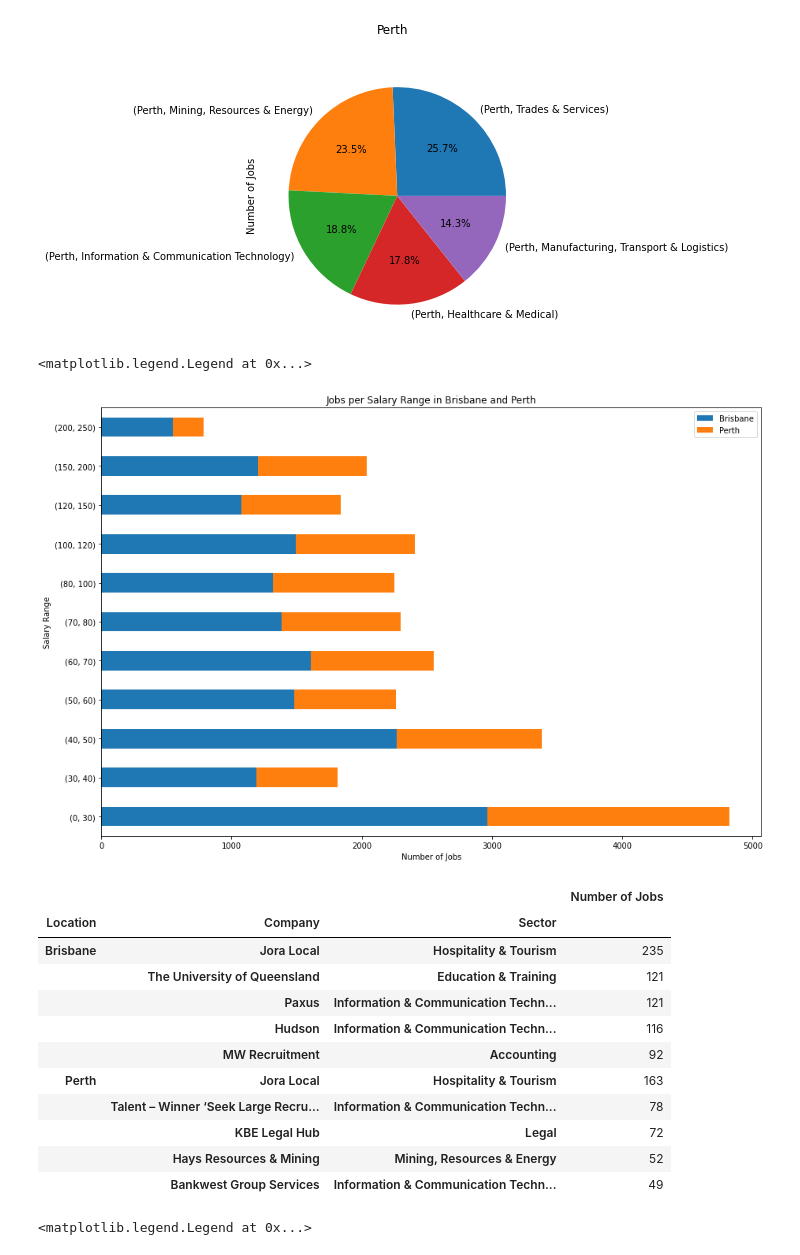
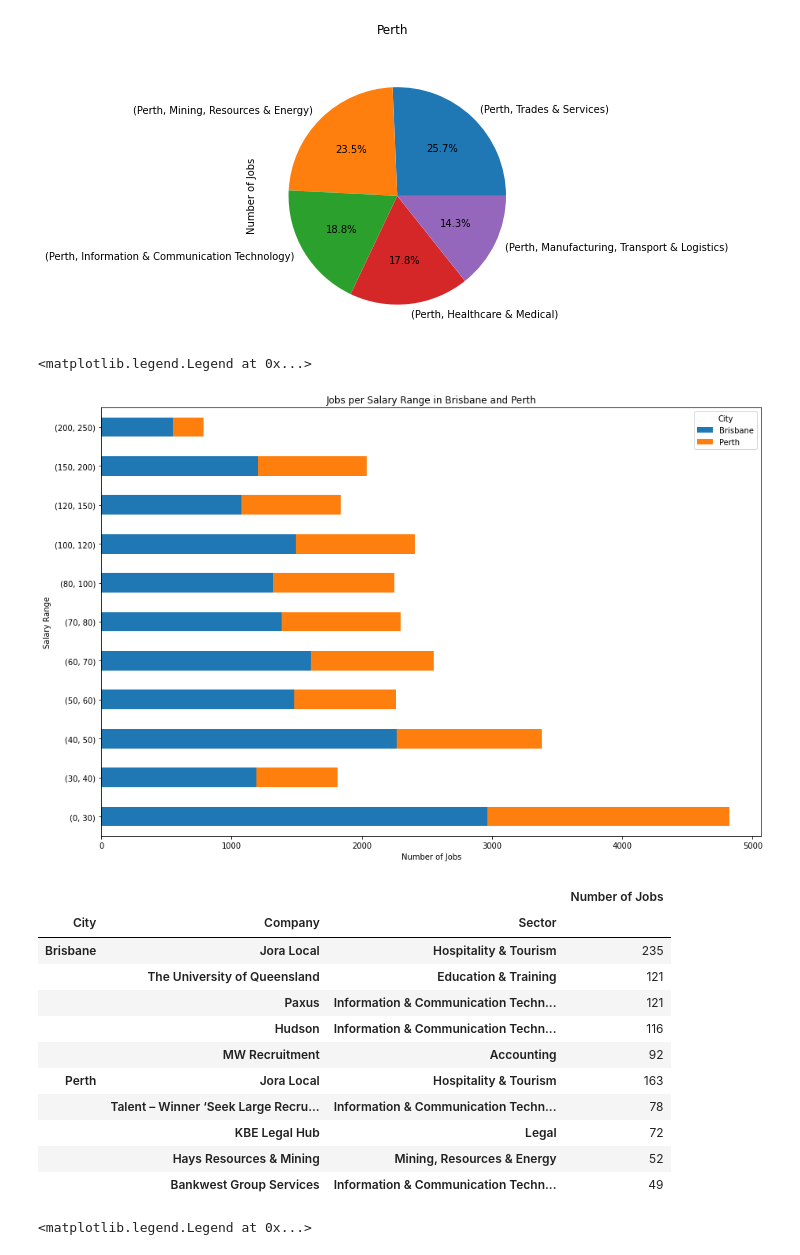
Before and after one commit to muriloOliveira7/7030ICTAssignmentPart2, a Jupyter notebook: job_market.ipynb, the cells around one changed output. Cells and saved outputs as stored; diff of their text form; code cells hidden in the pictures.

Commit message:
Commit 1.03
1 - Updating some legends

```diff
--- a/job_market.ipynb
+++ b/job_market.ipynb
@@ -253,41 +254,41 @@ axp = dfm5.plot.pie(subplots=True,figsize=(5,5),title='Perth',autopct='%1.1f%%',
 # %%
 #Counting the number of jobs in Brisbane and Perth by salary range
 dfm6 = dfm.drop(['Id','Date','Company','Area','SubClassification','Requirement','FullDescription','JobType','Classification'], axis=1)
 dfm6 = dfm6[(dfm6['Location']=='Brisbane')]
 dfm6 = dfm6.groupby(['Location','LowestSalary','HighestSalary']).count().sort_values('Title',ascending=False)
 
 dfm7 = dfm.drop(['Id','Date','Company','Area','SubClassification','Requirement','FullDescription','JobType','Classification'], axis=1)
 dfm7 = dfm7[(dfm7['Location']=='Perth')]
 dfm7 = dfm7.groupby(['Location','LowestSalary','HighestSalary']).count().sort_values('Title',ascending=False)
 
 dfm6 = pd.concat(([dfm6,dfm7]))
 
 ax6 = dfm6.unstack(level=0).plot(kind='barh', title='Jobs per Salary Range in Brisbane and Perth', figsize=(15,10), stacked=True)
 ax6.set_ylabel('Salary Range')
 ax6.set_xlabel('Number of Jobs')
-ax6.legend(['Brisbane','Perth'])
+ax6.legend(['Brisbane','Perth'],title='City')
 # %% [output]
 <matplotlib.legend.Legend at 0x...>
-[figure, old version]
+[figure, new version]
 # %%
 #Counting the number of jobs per company and showing their sector
 dfm81 = dfm.drop(['Id','Date','Area','SubClassification','Requirement','FullDescription','JobType','LowestSalary','HighestSalary'], axis=1)
 dfm81 = dfm81[(dfm81['Location']=='Brisbane')]
-dfm81.rename({'Title':'Number of Jobs', 'Classification': 'Sector'}, axis=1, inplace=True)
-dfm81 = dfm81.groupby(['Location','Company','Sector']).count().sort_values('Number of Jobs',ascending=False)
+dfm81.rename({'Title':'Number of Jobs', 'Classification': 'Sector', 'Location': 'City'}, axis=1, inplace=True)
+dfm81 = dfm81.groupby(['City','Company','Sector']).count().sort_values('Number of Jobs',ascending=False)
 dfm81 = dfm81[:5].copy()
 
 dfm82 = dfm.drop(['Id','Date','Area','SubClassification','Requirement','FullDescription','JobType','LowestSalary','HighestSalary'], axis=1)
 dfm82 = dfm82[(dfm82['Location']=='Perth')]
-dfm82.rename({'Title':'Number of Jobs', 'Classification': 'Sector'}, axis=1, inplace=True)
-dfm82 = dfm82.groupby(['Location','Company','Sector']).count().sort_values('Number of Jobs',ascending=False)
+dfm82.rename({'Title':'Number of Jobs', 'Classification': 'Sector', 'Location': 'City'}, axis=1, inplace=True)
+dfm82 = dfm82.groupby(['City','Company','Sector']).count().sort_values('Number of Jobs',ascending=False)
 dfm82 = dfm82[:5].copy()
 
 dfm81 = pd.concat(([dfm81,dfm82]))
 dfm81
 # %% [output]
 |  |  |  | Number of Jobs |
-| Location | Company | Sector |  |
+| City | Company | Sector |  |
 | Brisbane | Jora Local | Hospitality & Tourism | 235 |
 |  | The University of Queensland | Education & Training | 121 |
 |  | Paxus | Information & Communication Techn... | 121 |
```
Also changed, not shown: parts of 4 cells of this notebook.
